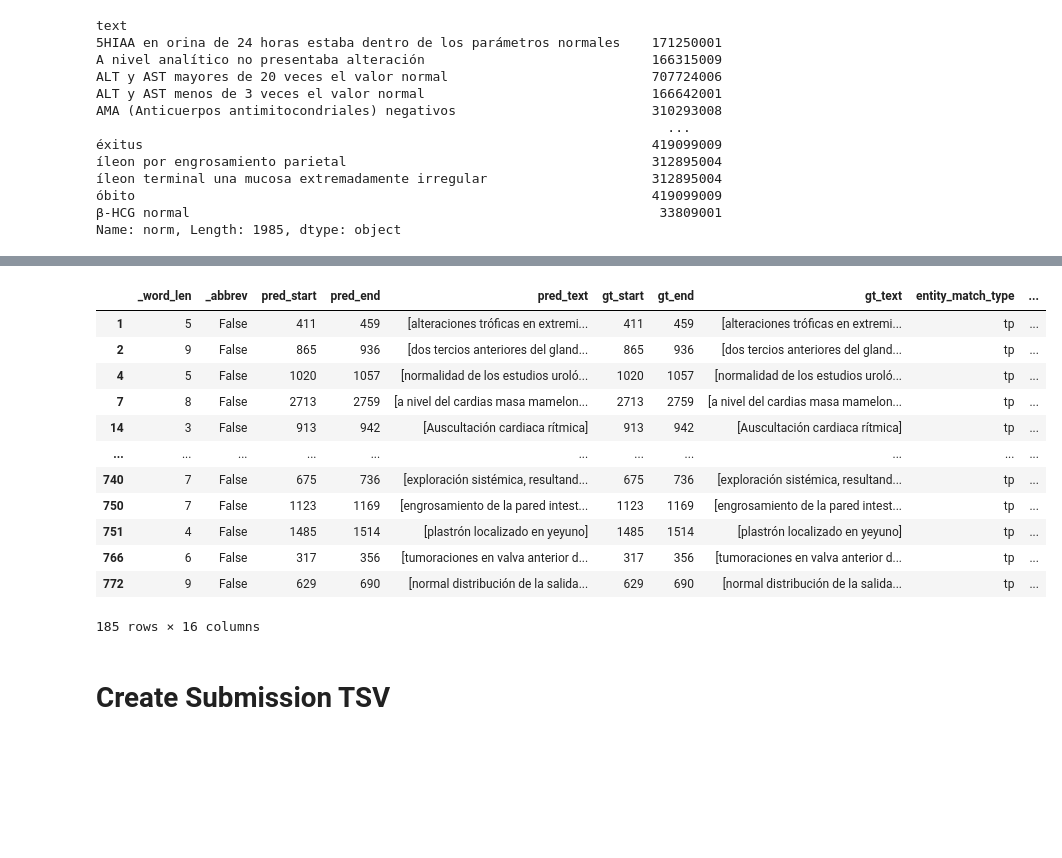
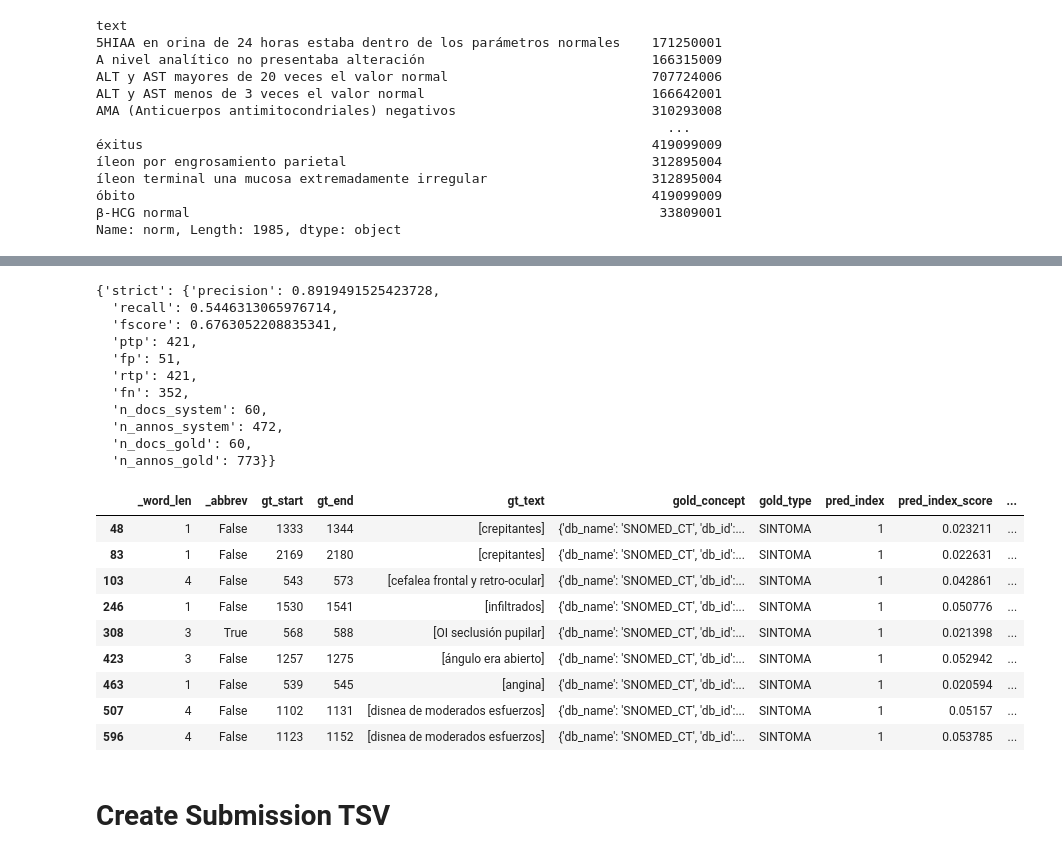
Before and after one commit to hpi-dhc/symptemist_biocreative_2023, a Jupyter notebook: notebooks/xMEN.ipynb, the cells around one changed output, grey strips where cells are left out. Saved outputs shown, nothing was run; the diff lists cells and outputs as text; code cells hidden in the pictures; blank space fills up the shorter version.

```diff
--- a/notebooks/xMEN.ipynb
+++ b/notebooks/xMEN.ipynb
@@ -192,0 +207,2 @@ pred_validation = rr.rerank_batch(candidates['validation'], ce_dataset['validati
+# %%
+pred_validation_no_nil = rr.rerank_batch(candidates['validation'], ce_dataset['validation'], allow_nil=False)
@@ -252,4 +270,5 @@ def transform_lookup(sample):
     return { 'entities' : entities }
 # %%
 pred_validation_lookup = pred_validation.map(transform_lookup)
+pred_validation_no_nil_lookup = pred_validation_no_nil.map(transform_lookup)
 # %% [output]
@@ -271,23 +321,35 @@ evaluate(dataset['validation'], pred_validation_lookup)
+# %%
+pred_validation_no_nil_lookup_02 = filter_and_apply_threshold(pred_validation_no_nil_lookup, k=64, threshold=0.02)
+evaluate(dataset['validation'], pred_validation_no_nil_lookup_02)
+# %% [output]
+{'strict': {'precision': 0.8919491525423728,
+  'recall': 0.5446313065976714,
+  'fscore': 0.6763052208835341,
+  'ptp': 421,
+  'fp': 51,
+  'rtp': 421,
+  'fn': 352,
+  'n_docs_system': 60,
+  'n_annos_system': 472,
+  'n_docs_gold': 60,
+  'n_annos_gold': 773}}
 # %%
 from xmen.evaluation import error_analysis
 # %%
-ea_df = error_analysis(dataset['validation'], pred_validation_lookup)
+ea_df = error_analysis(dataset['validation'], pred_validation_no_nil_lookup_02, tasks=['nen'])
 # %%
-ea_df[ea_df.pred_index == -1]
+ea_df[ea_df.pred_index > 0]
 # %% [output]
-|  | _word_len | _abbrev | pred_start | pred_end | pred_text | gt_start | gt_end | gt_text | entity_match_type | ... |
-| 1 | 5 | False | 411 | 459 | [alteraciones tróficas en extremi... | 411 | 459 | [alteraciones tróficas en extremi... | tp | ... |
-| 2 | 9 | False | 865 | 936 | [dos tercios anteriores del gland... | 865 | 936 | [dos tercios anteriores del gland... | tp | ... |
-| 4 | 5 | False | 1020 | 1057 | [normalidad de los estudios uroló... | 1020 | 1057 | [normalidad de los estudios uroló... | tp | ... |
-| 7 | 8 | False | 2713 | 2759 | [a nivel del cardias masa mamelon... | 2713 | 2759 | [a nivel del cardias masa mamelon... | tp | ... |
-| 14 | 3 | False | 913 | 942 | [Auscultación cardiaca rítmica] | 913 | 942 | [Auscultación cardiaca rítmica] | tp | ... |
-| ... | ... | ... | ... | ... | ... | ... | ... | ... | ... | ... |
-| 740 | 7 | False | 675 | 736 | [exploración sistémica, resultand... | 675 | 736 | [exploración sistémica, resultand... | tp | ... |
-| 750 | 7 | False | 1123 | 1169 | [engrosamiento de la pared intest... | 1123 | 1169 | [engrosamiento de la pared intest... | tp | ... |
-| 751 | 4 | False | 1485 | 1514 | [plastrón localizado en yeyuno] | 1485 | 1514 | [plastrón localizado en yeyuno] | tp | ... |
-| 766 | 6 | False | 317 | 356 | [tumoraciones en valva anterior d... | 317 | 356 | [tumoraciones en valva anterior d... | tp | ... |
-| 772 | 9 | False | 629 | 690 | [normal distribución de la salida... | 629 | 690 | [normal distribución de la salida... | tp | ... |
+|  | _word_len | _abbrev | gt_start | gt_end | gt_text | gold_concept | gold_type | pred_index | pred_index_score | ... |
+| 48 | 1 | False | 1333 | 1344 | [crepitantes] | {'db_name': 'SNOMED_CT', 'db_id':... | SINTOMA | 1 | 0.023211 | ... |
+| 83 | 1 | False | 2169 | 2180 | [crepitantes] | {'db_name': 'SNOMED_CT', 'db_id':... | SINTOMA | 1 | 0.022631 | ... |
+| 103 | 4 | False | 543 | 573 | [cefalea frontal y retro-ocular] | {'db_name': 'SNOMED_CT', 'db_id':... | SINTOMA | 1 | 0.042861 | ... |
+| 246 | 1 | False | 1530 | 1541 | [infiltrados] | {'db_name': 'SNOMED_CT', 'db_id':... | SINTOMA | 1 | 0.050776 | ... |
+| 308 | 3 | True | 568 | 588 | [OI seclusión pupilar] | {'db_name': 'SNOMED_CT', 'db_id':... | SINTOMA | 1 | 0.021398 | ... |
+| 423 | 3 | False | 1257 | 1275 | [ángulo era abierto] | {'db_name': 'SNOMED_CT', 'db_id':... | SINTOMA | 1 | 0.052942 | ... |
+| 463 | 1 | False | 539 | 545 | [angina] | {'db_name': 'SNOMED_CT', 'db_id':... | SINTOMA | 1 | 0.020594 | ... |
+| 507 | 4 | False | 1102 | 1131 | [disnea de moderados esfuerzos] | {'db_name': 'SNOMED_CT', 'db_id':... | SINTOMA | 1 | 0.05157 | ... |
+| 596 | 4 | False | 1123 | 1152 | [disnea de moderados esfuerzos] | {'db_name': 'SNOMED_CT', 'db_id':... | SINTOMA | 1 | 0.053785 | ... |
-185 rows × 16 columns
 # %% [markdown]
 # Create Submission TSV
 # %% [markdown]
```
Also changed, not shown: parts of 14 cells of this notebook.
